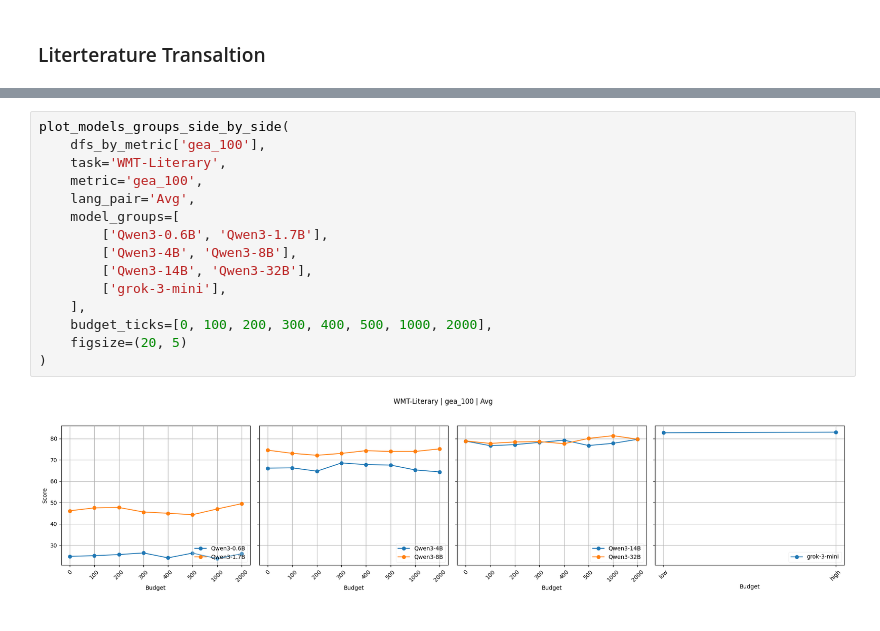
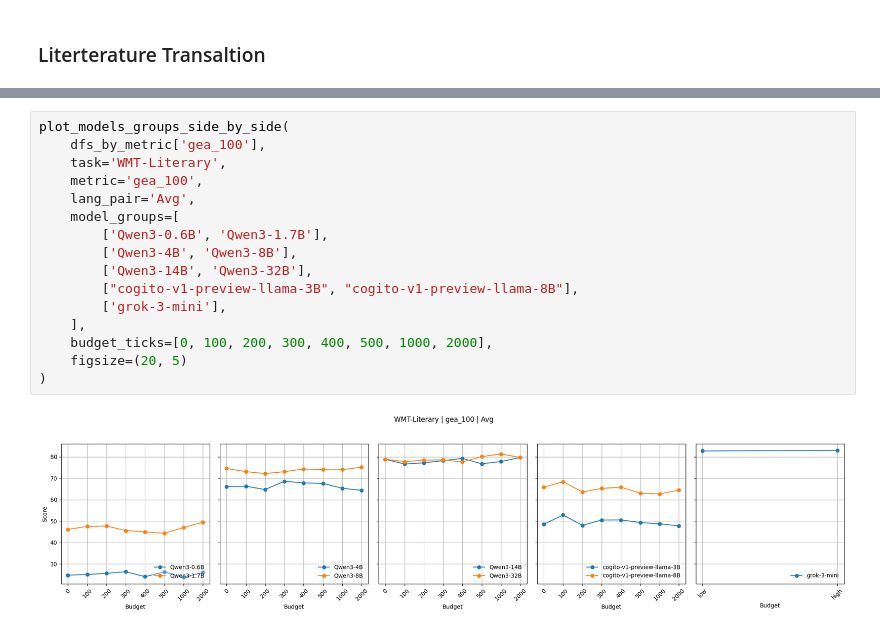
Before and after one commit to ZiHAO-LI-cmd/rm4mt, a Jupyter notebook: rm4mt_eval/analysis/analysis_gea_100.ipynb, the cells around one changed output, grey strips where cells are left out. Drawn from its saved outputs; the diff is of its cells as text.

```diff
--- a/rm4mt_eval/analysis/analysis_gea_100.ipynb
+++ b/rm4mt_eval/analysis/analysis_gea_100.ipynb
@@ -274,17 +277,18 @@ plot_models_groups_side_by_side(
 # %%
 plot_models_groups_side_by_side(
     dfs_by_metric['gea_100'],
     task='WMT-Literary',
     metric='gea_100',
     lang_pair='Avg',
     model_groups=[
         ['Qwen3-0.6B', 'Qwen3-1.7B'],
         ['Qwen3-4B', 'Qwen3-8B'],
         ['Qwen3-14B', 'Qwen3-32B'],
+        ["cogito-v1-preview-llama-3B", "cogito-v1-preview-llama-8B"],
         ['grok-3-mini'],
     ],
     budget_ticks=[0, 100, 200, 300, 400, 500, 1000, 2000],
     figsize=(20, 5)
 )
 # %% [output]
-[figure, old version]
+[figure, new version]
```
Also changed, not shown: parts of 3 cells of this notebook, 6 other files.
